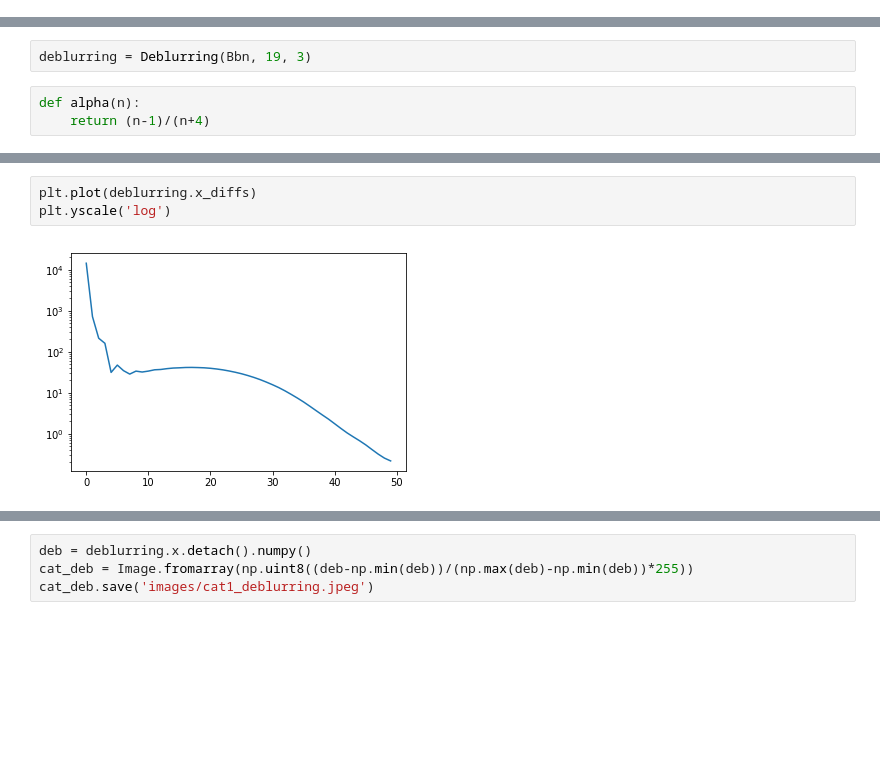
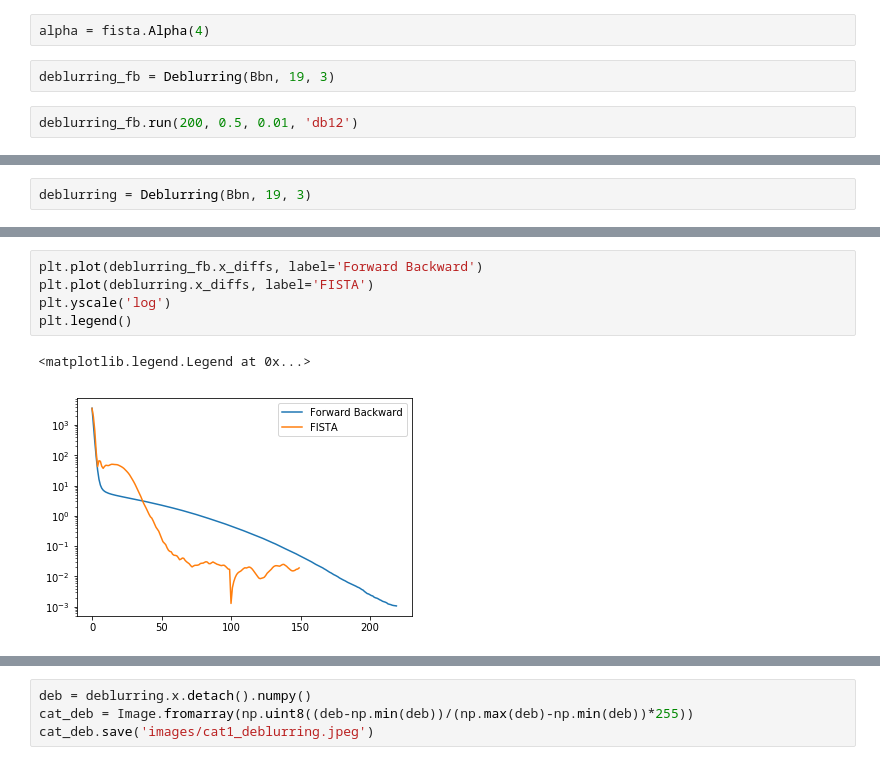
Before and after one commit to cyber-meow/FISTA, a Jupyter notebook: Playground.ipynb, the cells around one changed output, grey strips where cells are left out. Drawn from its saved outputs; the diff is of its cells as text; blank space fills up the shorter version.

```diff
--- a/Playground.ipynb
+++ b/Playground.ipynb
@@ -539,3 +563,9 @@ plt.imshow(Bbn, cmap='gray')
 ## Test
 # %%
 %run deblurring.py
+# %%
+alpha = fista.Alpha(4)
+# %%
+deblurring_fb = Deblurring(Bbn, 19, 3)
+# %%
+deblurring_fb.run(200, 0.5, 0.01, 'db12')
@@ -542,8 +587,5 @@ plt.imshow(Bbn, cmap='gray')
 # %%
 deblurring = Deblurring(Bbn, 19, 3)
-# %%
-def alpha(n):
-    return (n-1)/(n+4)
 # %%
 deblurring.run(50, 0.5, 0.01, 'db12', alpha)
 # %% [output]
@@ -562,7 +604,10 @@ plt.imshow(deblurring.x.detach(), cmap='gray')
 <matplotlib.image.AxesImage at 0x...>
 [figure]
 # %%
-plt.plot(deblurring.x_diffs)
+plt.plot(deblurring_fb.x_diffs, label='Forward Backward')
+plt.plot(deblurring.x_diffs, label='FISTA')
 plt.yscale('log')
+plt.legend()
 # %% [output]
+<matplotlib.legend.Legend at 0x...>
-[figure, old version]
+[figure, new version]
```
Also changed, not shown: parts of 30 cells of this notebook, 28 other files.
